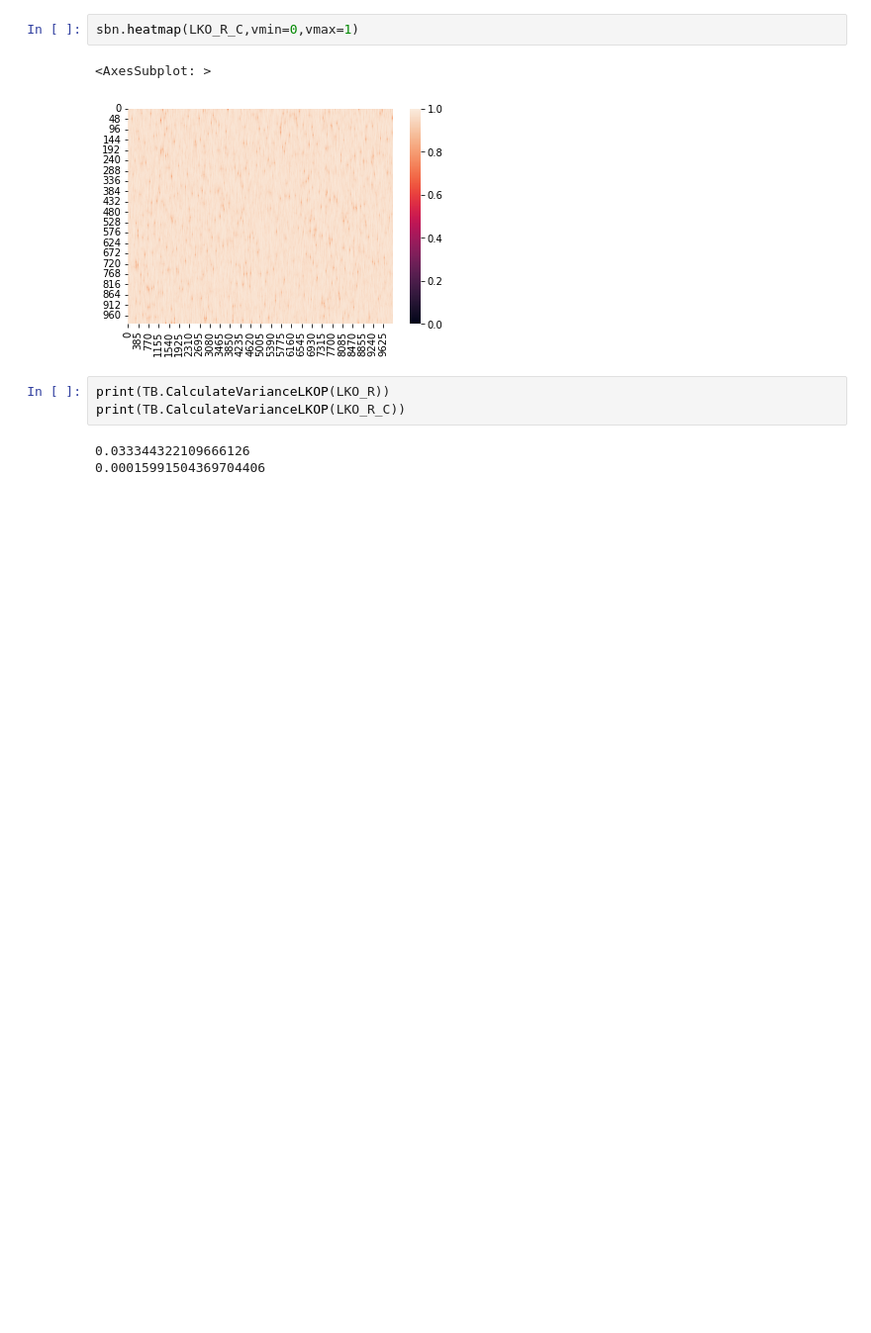
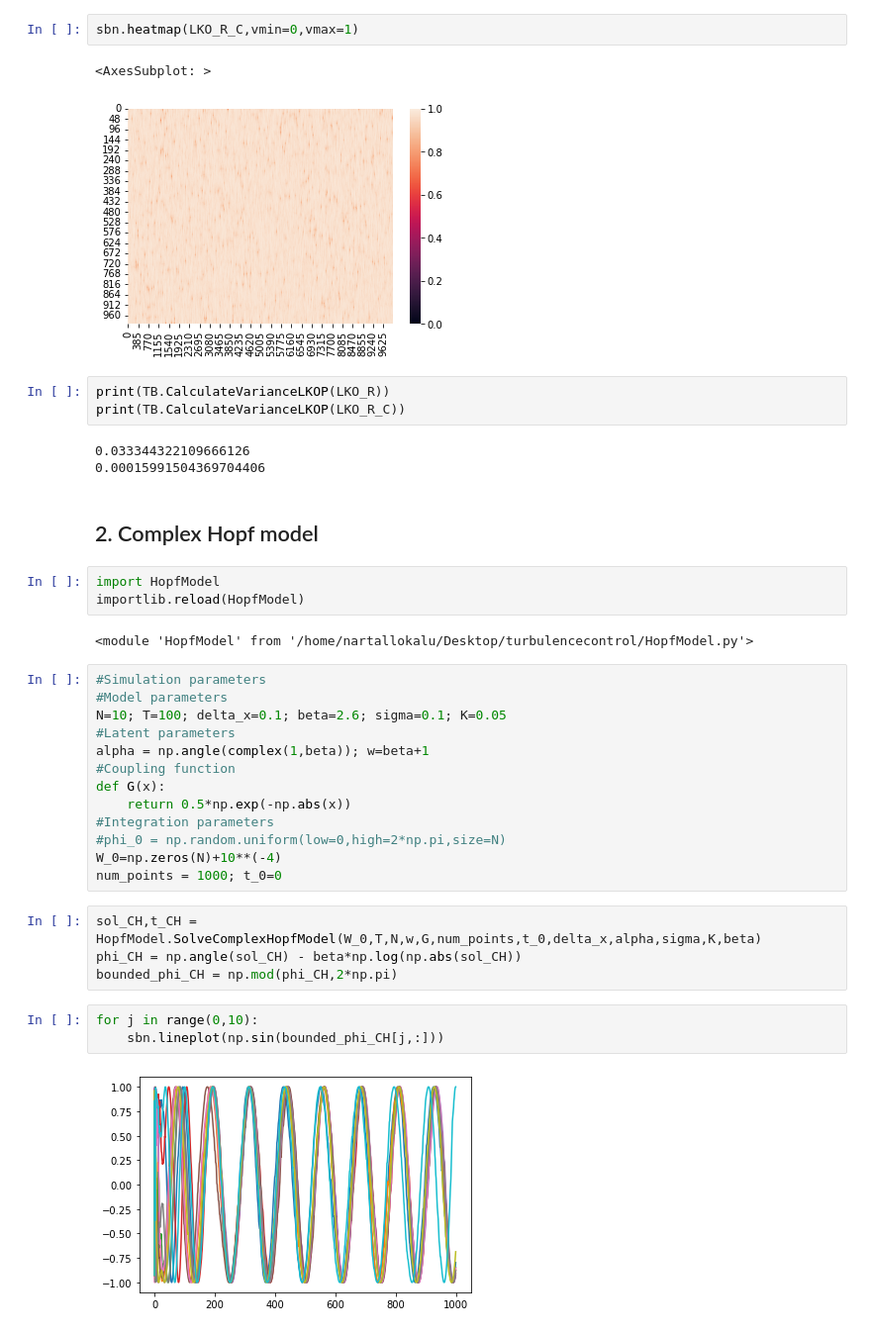
Before and after one commit to rnartallo/turbulencecontrol, a Jupyter notebook: TurbulenceControl.ipynb, the cells around one changed output. Shown: that part at 99% size. Cells and saved outputs as stored; diff of their text form; blank space fills up the shorter version.

Commit message:
Complex Hopf model

```diff
--- a/TurbulenceControl.ipynb
+++ b/TurbulenceControl.ipynb
@@ -102,3 +102,32 @@ print(TB.CalculateVarianceLKOP(LKO_R_C))
 # %% [output]
 0.033344322109666126
 0.00015991504369704406
+# %% [markdown]
+## 2. Complex Hopf model
+# %%
+import HopfModel
+importlib.reload(HopfModel)
+# %% [output]
+<module 'HopfModel' from '/home/nartallokalu/Desktop/turbulencecontrol/HopfModel.py'>
+# %%
+#Simulation parameters
+#Model parameters
+N=10; T=100; delta_x=0.1; beta=2.6; sigma=0.1; K=0.05
+#Latent parameters
+alpha = np.angle(complex(1,beta)); w=beta+1
+#Coupling function
+def G(x):
+    return 0.5*np.exp(-np.abs(x))
+#Integration parameters
+#phi_0 = np.random.uniform(low=0,high=2*np.pi,size=N)
+W_0=np.zeros(N)+10**(-4)
+num_points = 1000; t_0=0
+# %%
+sol_CH,t_CH = HopfModel.SolveComplexHopfModel(W_0,T,N,w,G,num_points,t_0,delta_x,alpha,sigma,K,beta)
+phi_CH = np.angle(sol_CH) - beta*np.log(np.abs(sol_CH))
+bounded_phi_CH = np.mod(phi_CH,2*np.pi)
+# %%
+for j in range(0,10):
+    sbn.lineplot(np.sin(bounded_phi_CH[j,:]))
+# %% [output]
+[figure, added]
```
Also changed, not shown: 1 other file.
